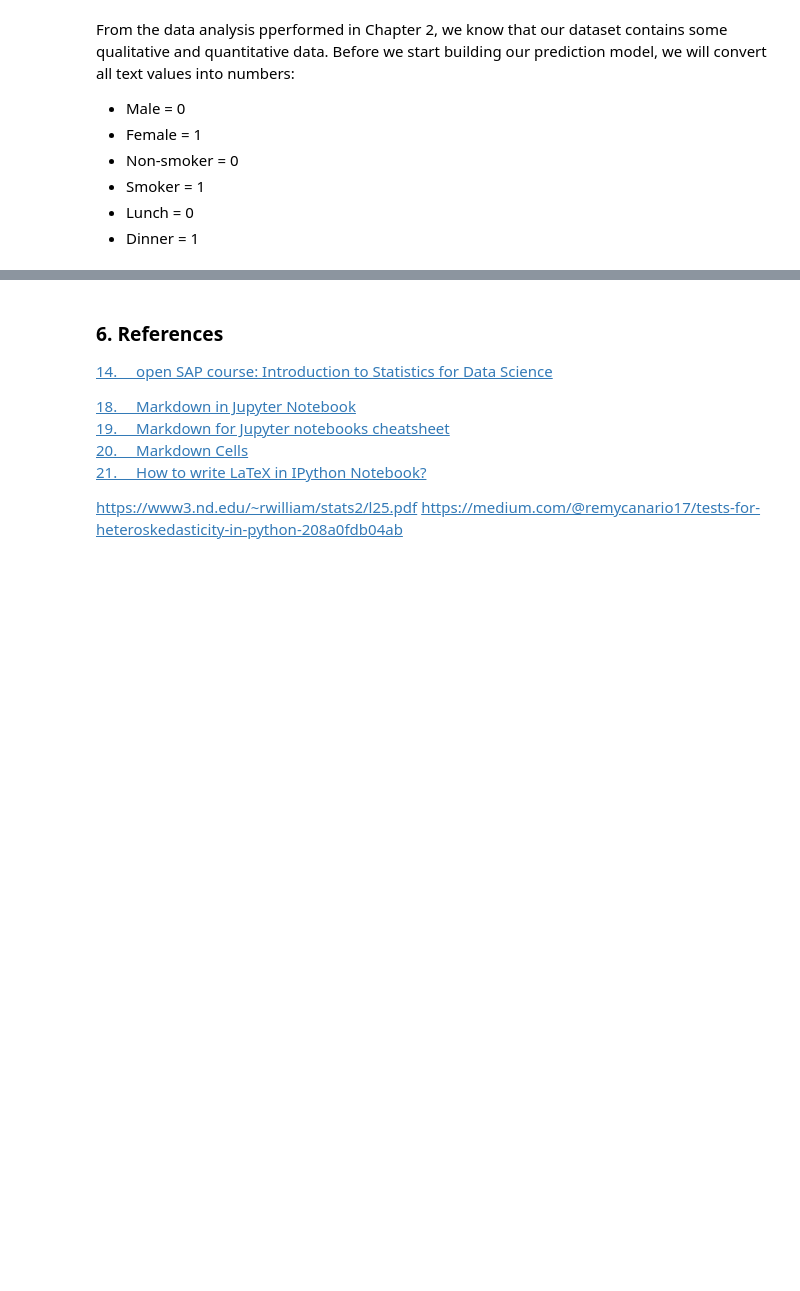
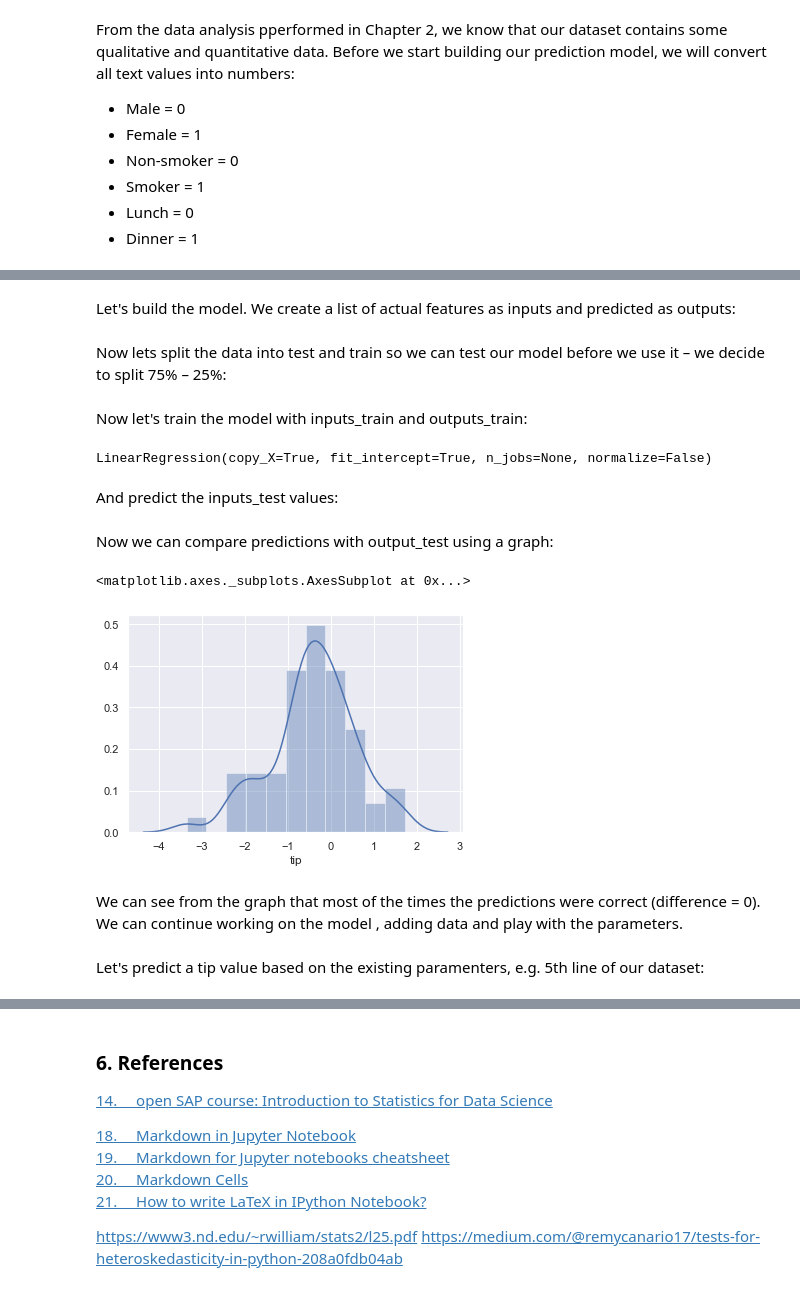
Before and after one commit to JuliaMal/Fundamentals_project, a Jupyter notebook: Tips.ipynb, the cells around one changed output, grey strips where cells are left out. Cells and saved outputs as stored; diff of their text form; code cells hidden in the pictures; blank space fills up the shorter version.

Commit message:
Prediction model - done

```diff
--- a/Tips.ipynb
+++ b/Tips.ipynb
@@ -937,0 +682,33 @@ sns.lmplot(x="total_bill", y="tip", hue = "smoker", data=df)
+# %% [markdown]
+Let's build the model. We create a list of actual features as inputs and predicted as outputs:
+# %%
+inputs = df5[['total_bill', 'sex', 'smoker', 'time', 'size']]
+outputs = df5['tip']
+# %% [markdown]
+Now lets split the data into test and train so we can test our model before we use it – we decide to split 75% – 25%:
+# %%
+from sklearn.model_selection import train_test_split
+from sklearn.linear_model import LinearRegression
+inputs_train, inputs_test, outputs_train, outputs_test = mod.train_test_split(inputs,outputs,test_size=0.25)
+# %% [markdown]
+Now let's train the model with inputs_train and outputs_train:
+# %%
+model = LinearRegression()
+model.fit(inputs_train, outputs_train)
+# %% [output]
+LinearRegression(copy_X=True, fit_intercept=True, n_jobs=None, normalize=False)
+# %% [markdown]
+And predict the inputs_test values:
+# %%
+predictions = model.predict(inputs_test)
+# %% [markdown]
+Now we can compare predictions with output_test using a graph:
+# %%
+sns.distplot(outputs_test-predictions)
+# %% [output]
+<matplotlib.axes._subplots.AxesSubplot at 0x...>
+[figure, added]
+# %% [markdown]
+We can see from the graph that most of the times the predictions were correct (difference = 0). We can continue working on the model , adding data and play with the parameters.
+# %% [markdown]
+Let's predict a tip value based on the existing paramenters, e.g. 5th line of our dataset:
```
Also changed, not shown: parts of 37 cells of this notebook.
